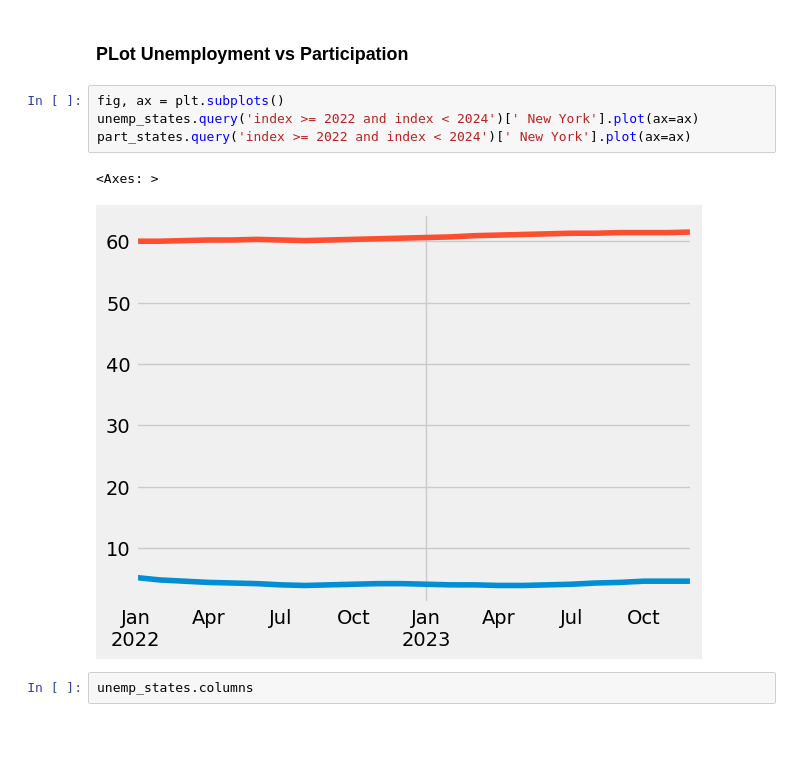
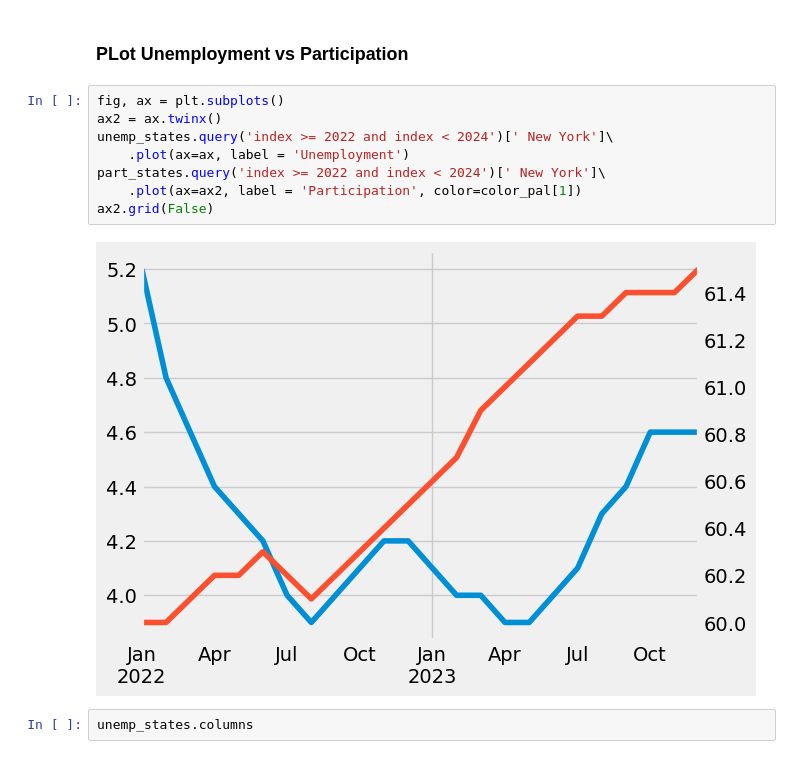
Before and after one commit to pernebay-arailym/Project_16_Economic_Data_Analysis, a Jupyter notebook: economic_da.ipynb, the cells around one changed output. Cells and saved outputs as stored; diff of their text form; blank space fills up the shorter version.

Commit message:
Plotted unemp rate & participation rate

```diff
--- a/economic_da.ipynb
+++ b/economic_da.ipynb
@@ -139,11 +139,14 @@ part_states
 ### PLot Unemployment vs Participation
 # %%
 fig, ax = plt.subplots()
-unemp_states.query('index >= 2022 and index < 2024')[' New York'].plot(ax=ax)
-part_states.query('index >= 2022 and index < 2024')[' New York'].plot(ax=ax)
+ax2 = ax.twinx()
+unemp_states.query('index >= 2022 and index < 2024')[' New York']\
+    .plot(ax=ax, label = 'Unemployment')
+part_states.query('index >= 2022 and index < 2024')[' New York']\
+    .plot(ax=ax2, label = 'Participation', color=color_pal[1])
+ax2.grid(False)
 # %% [output]
-<Axes: >
-[figure, old version]
+[figure, new version]
 # %%
 unemp_states.columns
 # %% [output]
```
